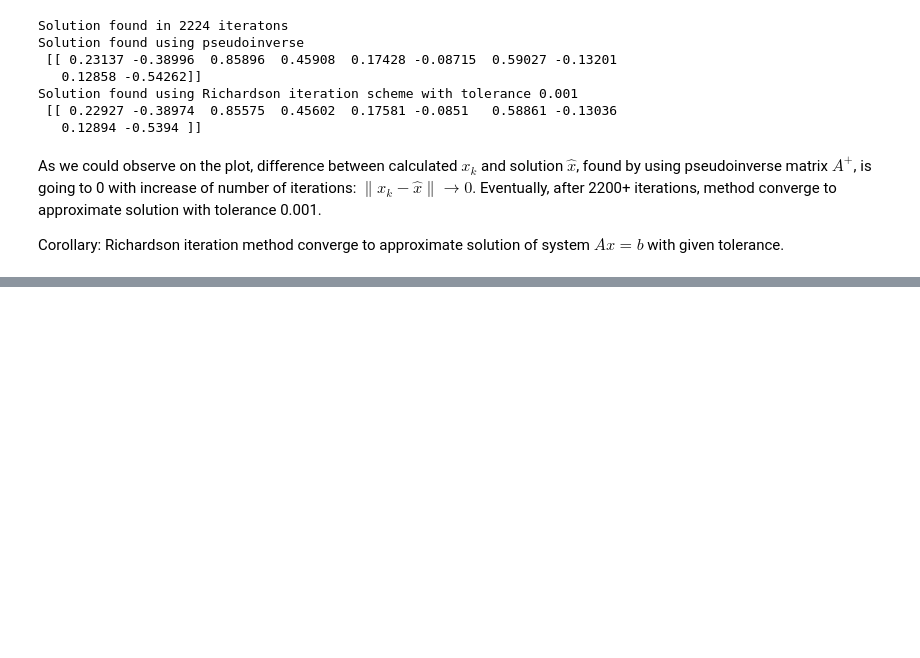
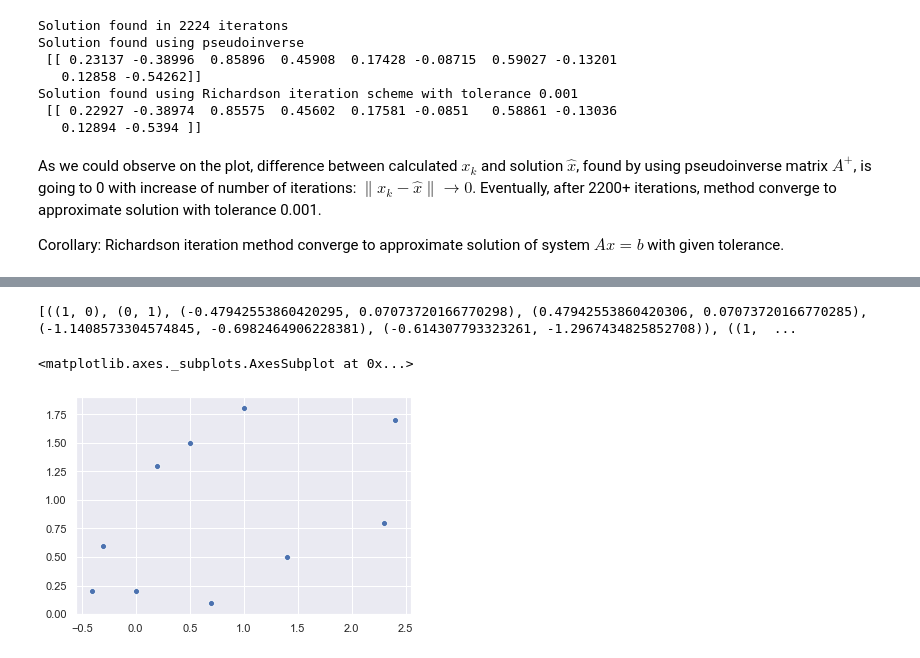
Before and after one commit to kai-wren/LinAl, a Jupyter notebook: LA_HW8.ipynb, the cells around one changed output, grey strips where cells are left out. Saved outputs shown, nothing was run; the diff lists cells and outputs as text; code cells hidden in the pictures; blank space fills up the shorter version.

```diff
--- a/LA_HW8.ipynb
+++ b/LA_HW8.ipynb
@@ -71,0 +87,23 @@ Corollary: Richardson iteration method converge to approximate solution of syste
+# %%
+X = [[0.5, 1.5],
+    [-0.3, 0.6],
+    [1.0, 1.8],
+    [-0.4, 0.2],
+    [0.2, 1.3],
+    [0.7, 0.1],
+    [2.3, 0.8],
+    [1.4, 0.5],
+    [0.0, 0.2],
+    [2.4, 1.7]]
+
+teta = (1, 1, 1, 0, 0)
+
+X_arr = np.array(X)
+
+# Jacobi(X_arr, teta)
+
+sns.scatterplot(x=X_arr[:,0], y=X_arr[:,1])
+# %% [output]
+[((1, 0), (0, 1), (-0.47942553860420295, 0.07073720166770298), (0.47942553860420306, 0.07073720166770285), (-1.1408573304574845, -0.6982464906228381), (-0.614307793323261, -1.2967434825852708)), ((1,  ...
+<matplotlib.axes._subplots.AxesSubplot at 0x...>
+[figure, added]
```
Also changed, not shown: parts of 3 cells of this notebook.
